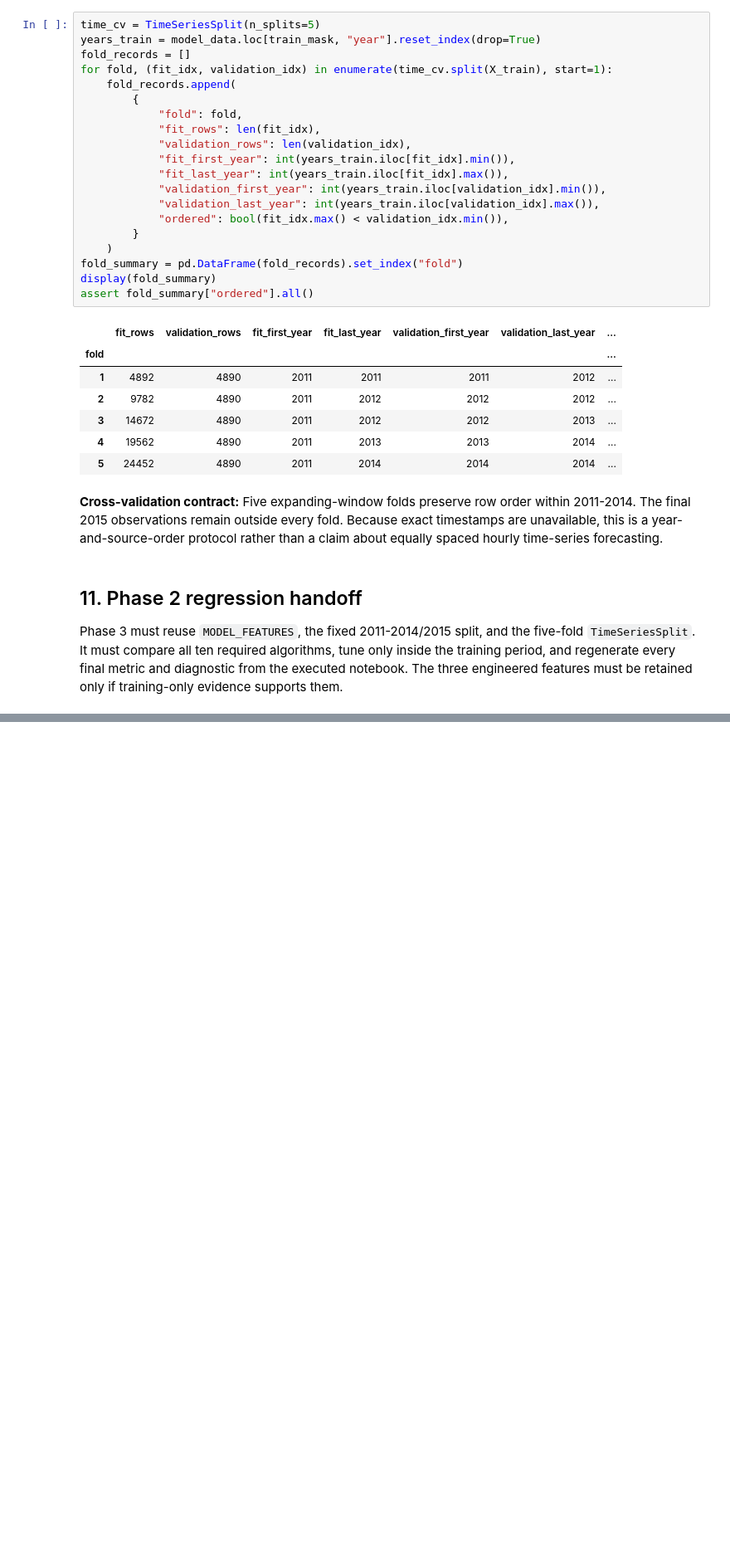
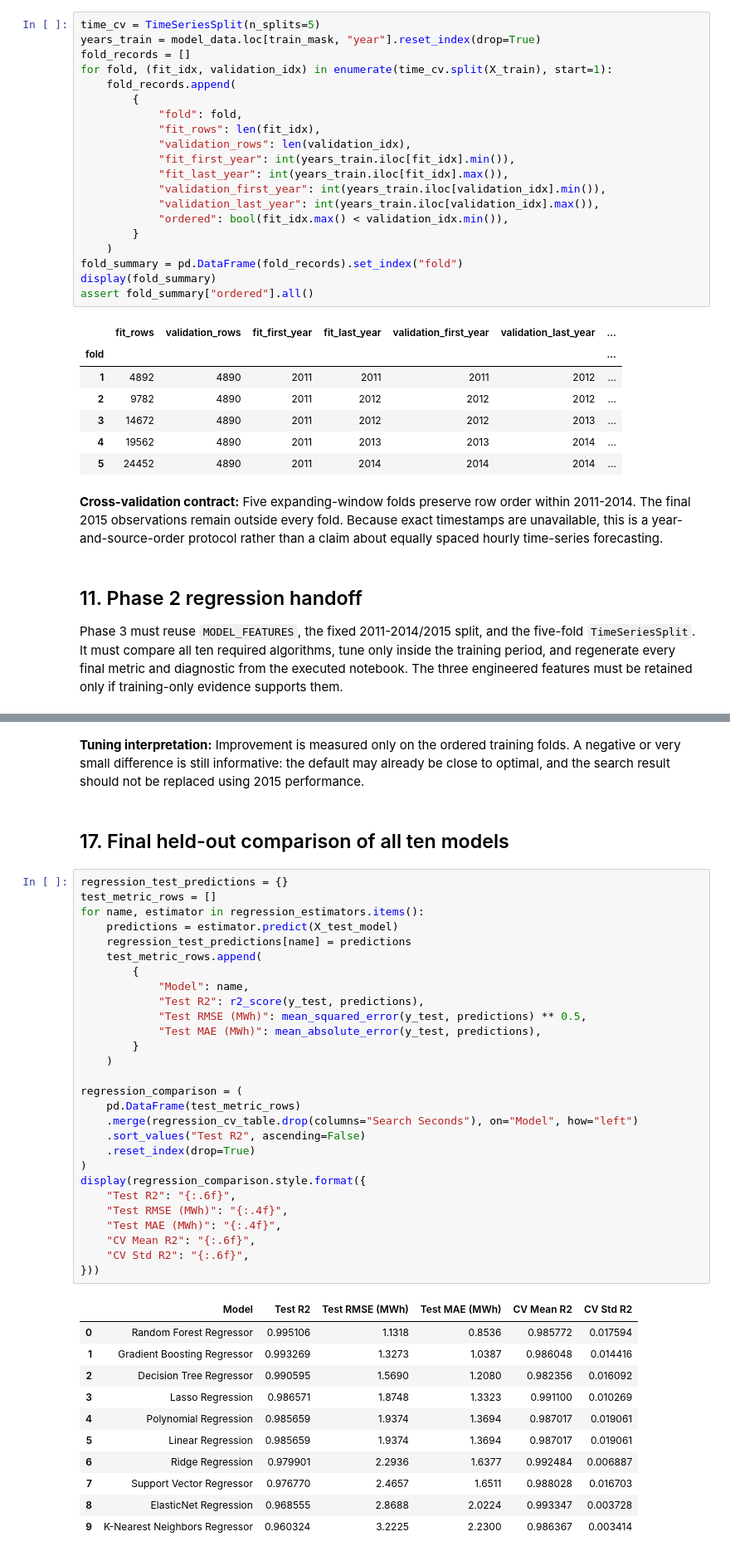
Before and after one commit to Shruhath/23CSE301-ML-Capstone, a Jupyter notebook: notebooks/regression.ipynb, the cells around one changed output, grey strips where cells are left out. Shown at 83% size. Drawn from its saved outputs; the diff is of its cells as text; blank space fills up the shorter version.

```diff
--- a/notebooks/regression.ipynb
+++ b/notebooks/regression.ipynb
@@ -701,0 +848,44 @@ display(lasso_coefficients.sort_values(key=np.abs, ascending=False).to_frame())
+# %% [markdown]
+**Tuning interpretation:** Improvement is measured only on the ordered training folds. A negative or very small difference is still informative: the default may already be close to optimal, and the search result should not be replaced using 2015 performance.
+# %% [markdown]
+## 17. Final held-out comparison of all ten models
+# %%
+regression_test_predictions = {}
+test_metric_rows = []
+for name, estimator in regression_estimators.items():
+    predictions = estimator.predict(X_test_model)
+    regression_test_predictions[name] = predictions
+    test_metric_rows.append(
+        {
+            "Model": name,
+            "Test R2": r2_score(y_test, predictions),
+            "Test RMSE (MWh)": mean_squared_error(y_test, predictions) ** 0.5,
+            "Test MAE (MWh)": mean_absolute_error(y_test, predictions),
+        }
+    )
+
+regression_comparison = (
+    pd.DataFrame(test_metric_rows)
+    .merge(regression_cv_table.drop(columns="Search Seconds"), on="Model", how="left")
+    .sort_values("Test R2", ascending=False)
+    .reset_index(drop=True)
+)
+display(regression_comparison.style.format({
+    "Test R2": "{:.6f}",
+    "Test RMSE (MWh)": "{:.4f}",
+    "Test MAE (MWh)": "{:.4f}",
+    "CV Mean R2": "{:.6f}",
+    "CV Std R2": "{:.6f}",
+}))
+# %% [output]
+|  | Model | Test R2 | Test RMSE (MWh) | Test MAE (MWh) | CV Mean R2 | CV Std R2 |
+| 0 | Random Forest Regressor | 0.995106 | 1.1318 | 0.8536 | 0.985772 | 0.017594 |
+| 1 | Gradient Boosting Regressor | 0.993269 | 1.3273 | 1.0387 | 0.986048 | 0.014416 |
+| 2 | Decision Tree Regressor | 0.990595 | 1.5690 | 1.2080 | 0.982356 | 0.016092 |
+| 3 | Lasso Regression | 0.986571 | 1.8748 | 1.3323 | 0.991100 | 0.010269 |
+| 4 | Polynomial Regression | 0.985659 | 1.9374 | 1.3694 | 0.987017 | 0.019061 |
+| 5 | Linear Regression | 0.985659 | 1.9374 | 1.3694 | 0.987017 | 0.019061 |
+| 6 | Ridge Regression | 0.979901 | 2.2936 | 1.6377 | 0.992484 | 0.006887 |
+| 7 | Support Vector Regressor | 0.976770 | 2.4657 | 1.6511 | 0.988028 | 0.016703 |
+| 8 | ElasticNet Regression | 0.968555 | 2.8688 | 2.0224 | 0.993347 | 0.003728 |
+| 9 | K-Nearest Neighbors Regressor | 0.960324 | 3.2225 | 2.2300 | 0.986367 | 0.003414 |
```
Also changed, not shown: parts of 40 cells of this notebook, 4 other files.
